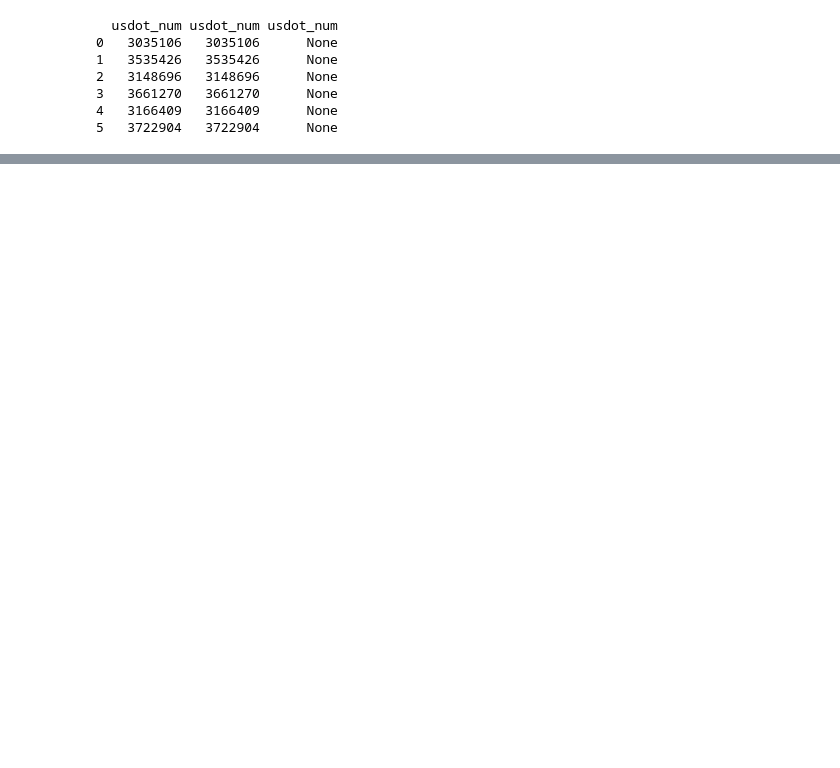
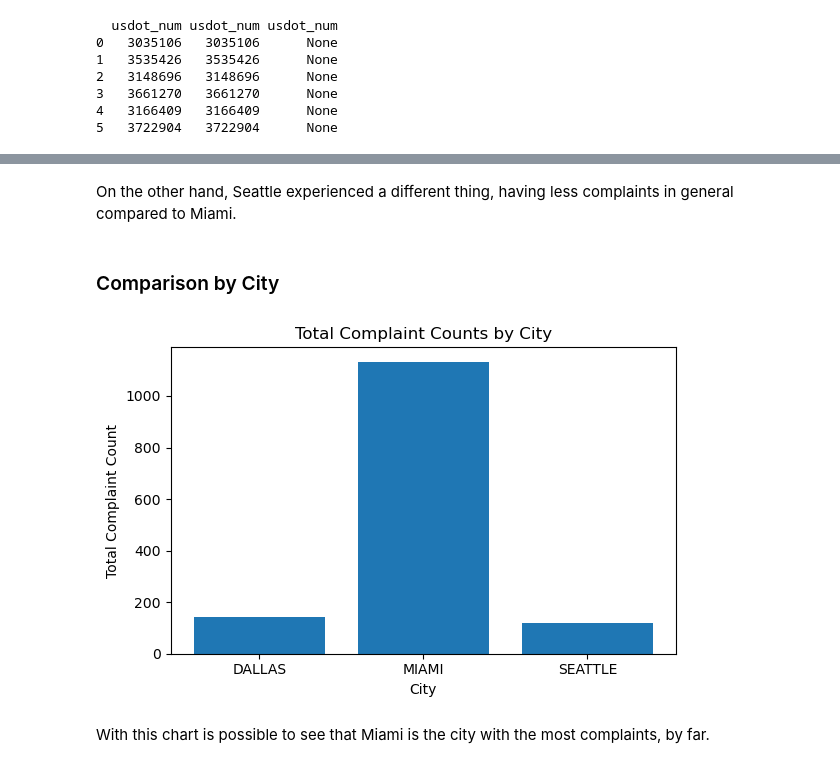
Before and after one commit to andrepegoraro/data-trial, a Jupyter notebook: notebooks/query_postgres_data.ipynb, the cells around one changed output, grey strips where cells are left out. Drawn from its saved outputs; the diff is of its cells as text; code cells hidden in the pictures; blank space fills up the shorter version.

```diff
--- a/notebooks/query_postgres_data.ipynb
+++ b/notebooks/query_postgres_data.ipynb
@@ -587,5 +847,5 @@ print(complaints_year)
 # %%
-fact_fmcsa_complaints = pd.read_sql(
+fmcsa_complaints = pd.read_sql(
     """
     select
     	complaints.usdot_num
@@ -607,7 +867,7 @@ fact_fmcsa_complaints = pd.read_sql(
     	on complaints.usdot_num = companies.usdot_num
     """
     , con=engine)
-fact_fmcsa_complaints.head(10)
+fmcsa_complaints.head(10)
 # %% [output]
 |  | usdot_num | complaint_id | company_name | city | state | location | complaint_category | complaint_year | ... |
 | 0 | 3500694 | 003e5853-e612-4661-b889-1113a62212ba | ALPHA RELOCATIONS LLC | DALLAS | TX | DALLAS, TX | Consumer Complaint(Deceptive Busi... | 2021 | ... |
@@ -623,3 +976,26 @@ fact_fmcsa_complaints.head(10)
+# %% [markdown]
+On the other hand, Seattle experienced a different thing, having less complaints in general compared to Miami.
+# %% [markdown]
+### Comparison by City
+# %%
+import matplotlib.pyplot as plt
+
+complaints_by_city = fmcsa_complaints.groupby('city')['complaint_count'].sum().reset_index()
+
+plt.figure(figsize=(6, 4))
+plt.bar(complaints_by_city['city'], complaints_by_city['complaint_count'])
+
+plt.xlabel('City')
+plt.ylabel('Total Complaint Count')
+plt.title('Total Complaint Counts by City')
+plt.xticks(rotation=0)
+plt.tight_layout()
+
+plt.show()
+# %% [output]
+[figure, added]
+# %% [markdown]
+With this chart is possible to see that Miami is the city with the most complaints, by far.
 # %%
  = pd.read_sql(
     """
```
Also changed, not shown: parts of 67 cells of this notebook.
